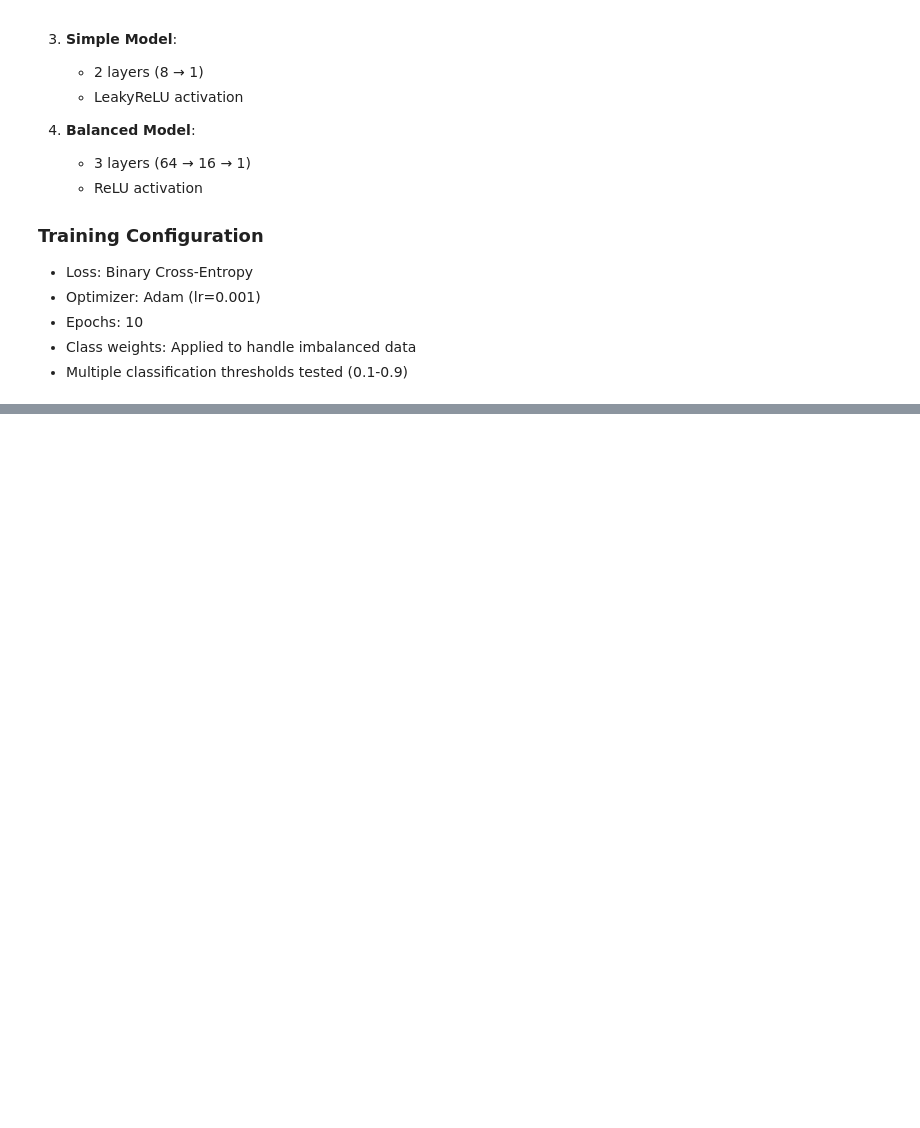
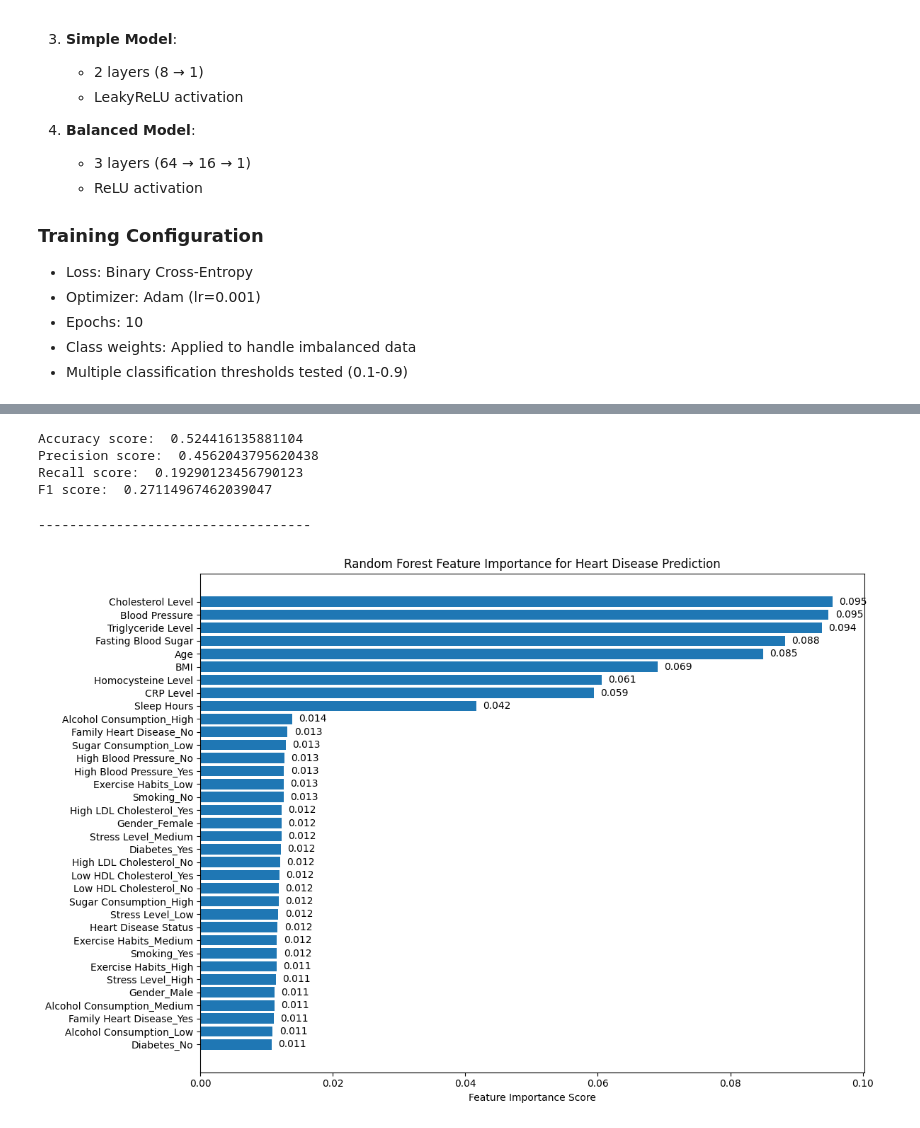
Before and after one commit to Syed-Ahmed02/Heart-Disease-Predictor, a Jupyter notebook: backend/notebook.ipynb, the cells around one changed output, grey strips where cells are left out. Drawn from its saved outputs; the diff is of its cells as text; code cells hidden in the pictures; blank space fills up the shorter version.

Commit message:
added logestic regression and randomforest algo

```diff
--- a/backend/notebook.ipynb
+++ b/backend/notebook.ipynb
@@ -209,0 +160,7 @@ y=encoded_df["Heart Disease Status"].copy()
+# %%
+encoded_df = df.copy()
+encoded_df["Heart Disease Status"] = (df["Heart Disease Status"]=="Yes").astype(int)
+encoded_df=pd.get_dummies(data=encoded_df,prefix=categroical_values[:-1],columns=categroical_values[:-1])
+encoded_df=encoded_df.astype(int)
+
+print(encoded_df.head())
@@ -613,0 +588,41 @@ weighted avg       0.04      0.21      0.07      1414
+# %%
+#Train with Logistic Regression
+
+from sklearn.linear_model import LogisticRegression
+
+lr_model = LogisticRegression(
+    random_state=42,
+    max_iter=1000,
+    class_weight='balanced'
+)
+lr_model.fit(x_train_scaled, y_train)
+print("Accuracy score: ", accuracy_score(lr_model.predict(x_cv_scaled), y_cv))
+print("Precision score: ", precision_score(lr_model.predict(x_cv_scaled), y_cv))
+print("Recall score: ", recall_score(lr_model.predict(x_cv_scaled), y_cv))
+print("F1 score: ", f1_score(lr_model.predict(x_cv_scaled), y_cv))
+# %% [output]
+Accuracy score:  0.524416135881104
+Precision score:  0.4562043795620438
+Recall score:  0.19290123456790123
+F1 score:  0.27114967462039047
+# %%
+print("-" * 35)
+
+# Create horizontal bar plot
+plt.figure(figsize=(12, 8))
+bars = plt.barh(feature_importance['feature'], feature_importance['importance'])
+plt.xlabel('Feature Importance Score')
+plt.title('Random Forest Feature Importance for Heart Disease Prediction')
+plt.gca().invert_yaxis()  # Show most important features at the top
+
+# Add value labels on bars
+for bar in bars:
+    width = bar.get_width()
+    plt.text(width + 0.001, bar.get_y() + bar.get_height()/2,
+             f'{width:.3f}', ha='left', va='center')
+
+plt.tight_layout()
+plt.show()
+# %% [output]
+-----------------------------------
+[figure, added]
```
Also changed, not shown: parts of 14 cells of this notebook, 2 other files.
